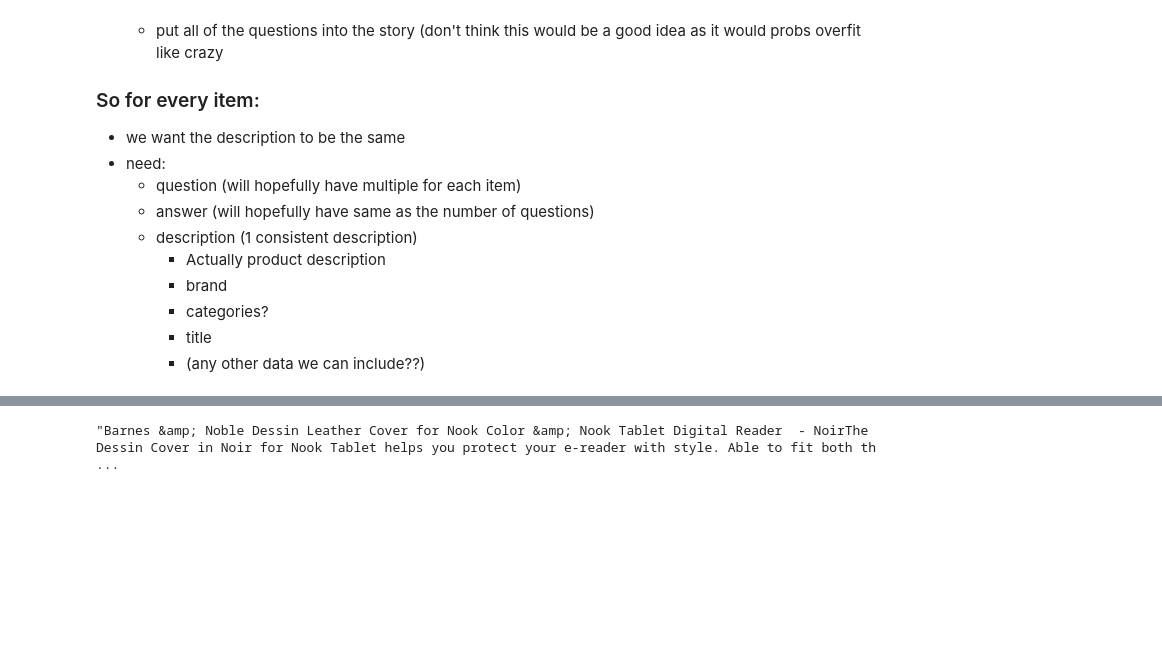
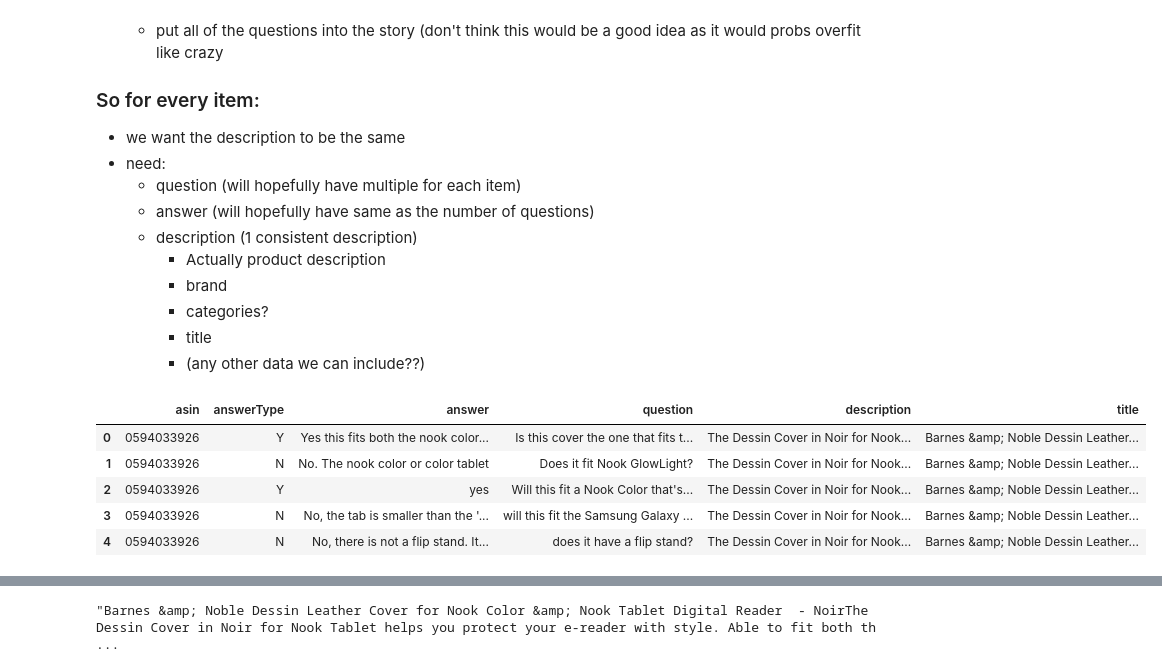
Before and after one commit to wccosby/Metis_passion_project, a Jupyter notebook: data_scripts.ipynb, the cells around one changed output, grey strips where cells are left out. Saved outputs shown, nothing was run; the diff lists cells and outputs as text; code cells hidden in the pictures; blank space fills up the shorter version.

Commit message:
need to reduce the data a little more, working on that now

```diff
--- a/data_scripts.ipynb
+++ b/data_scripts.ipynb
@@ -207,6 +207,17 @@ yn_data.head()
         * categories?
         * title
         * (any other data we can include??)
+# %%
+amazon_qas = yn_data[['asin','answerType','answer','question','description','title']]
+# %%
+amazon_qas.head()
+# %% [output]
+|  | asin | answerType | answer | question | description | title |
+| 0 | 0594033926 | Y | Yes this fits both the nook color... | Is this cover the one that fits t... | The Dessin Cover in Noir for Nook... | Barnes &amp; Noble Dessin Leather... |
+| 1 | 0594033926 | N | No. The nook color or color tablet | Does it fit Nook GlowLight? | The Dessin Cover in Noir for Nook... | Barnes &amp; Noble Dessin Leather... |
+| 2 | 0594033926 | Y | yes | Will this fit a Nook Color that's... | The Dessin Cover in Noir for Nook... | Barnes &amp; Noble Dessin Leather... |
+| 3 | 0594033926 | N | No, the tab is smaller than the '... | will this fit the Samsung Galaxy ... | The Dessin Cover in Noir for Nook... | Barnes &amp; Noble Dessin Leather... |
+| 4 | 0594033926 | N | No, there is not a flip stand. It... | does it have a flip stand? | The Dessin Cover in Noir for Nook... | Barnes &amp; Noble Dessin Leather... |
 # %%
 yn_data['facts'] = yn_data['title'] + yn_data['description'] + yn_data['answer']
 # %%
```
Also changed, not shown: parts of 13 cells of this notebook, 3 other files.
